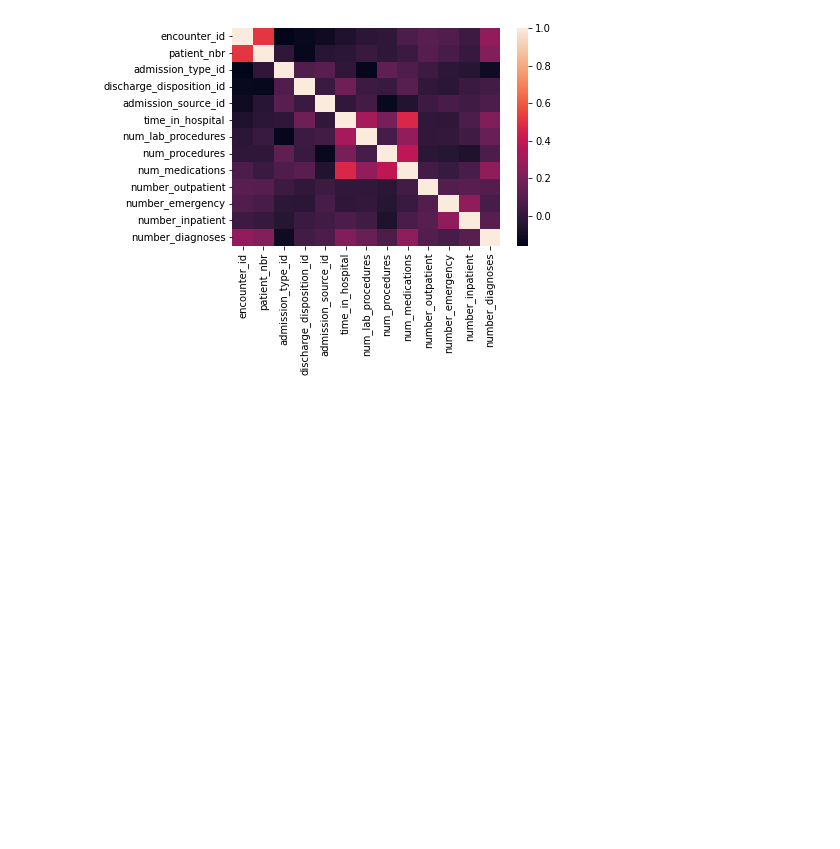
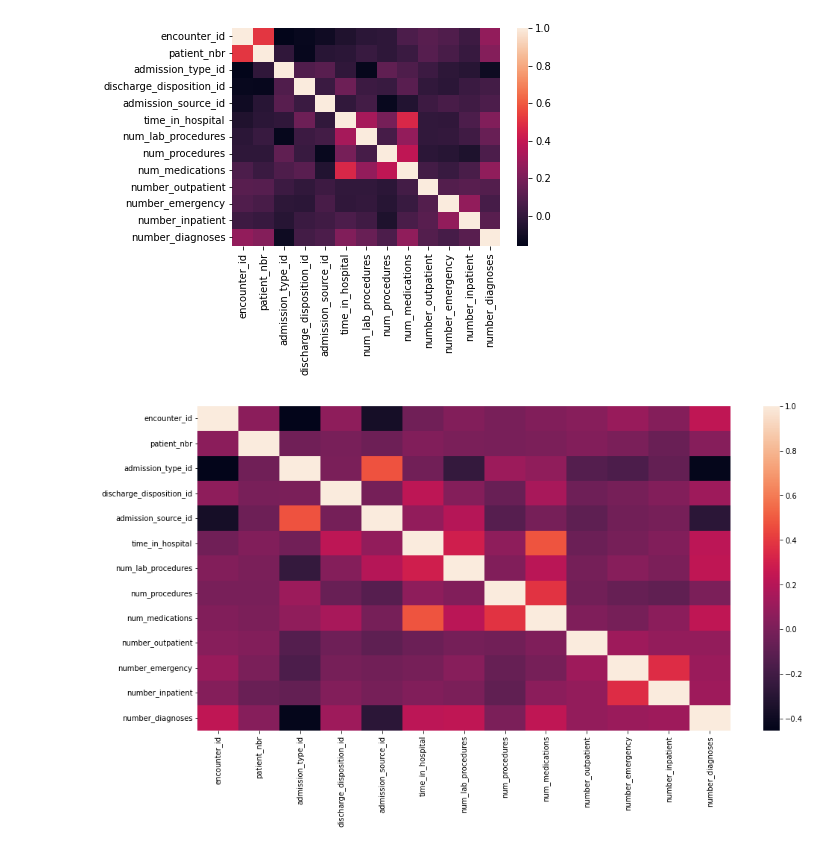
Before and after one commit to Const679/Python-Diabete, a Jupyter notebook: Final_project.ipynb, the cells around one changed output. Saved outputs shown, nothing was run; the diff lists cells and outputs as text; code cells hidden in the pictures; blank space fills up the shorter version.

```diff
--- a/Final_project.ipynb
+++ b/Final_project.ipynb
@@ -73,0 +96,3 @@ dtype: object
+# %%
+df['weight'].replace('?',np.nan,inplace=True)
+df['weight'].isna().sum()
@@ -74,6 +133,15 @@ dtype: object
+# %%
+df1=df.dropna()
 # %%
 corr_matrix = df.corr()
 snb.heatmap(corr_matrix)
 plt.show()
 # %% [output]
 [figure]
+# %%
+corr_matrix = df1.corr()
+plt.figure(figsize=(16,8))
+snb.heatmap(corr_matrix)
+plt.show()
+# %% [output]
+[figure, added]
```
Also changed, not shown: parts of 8 cells of this notebook.
